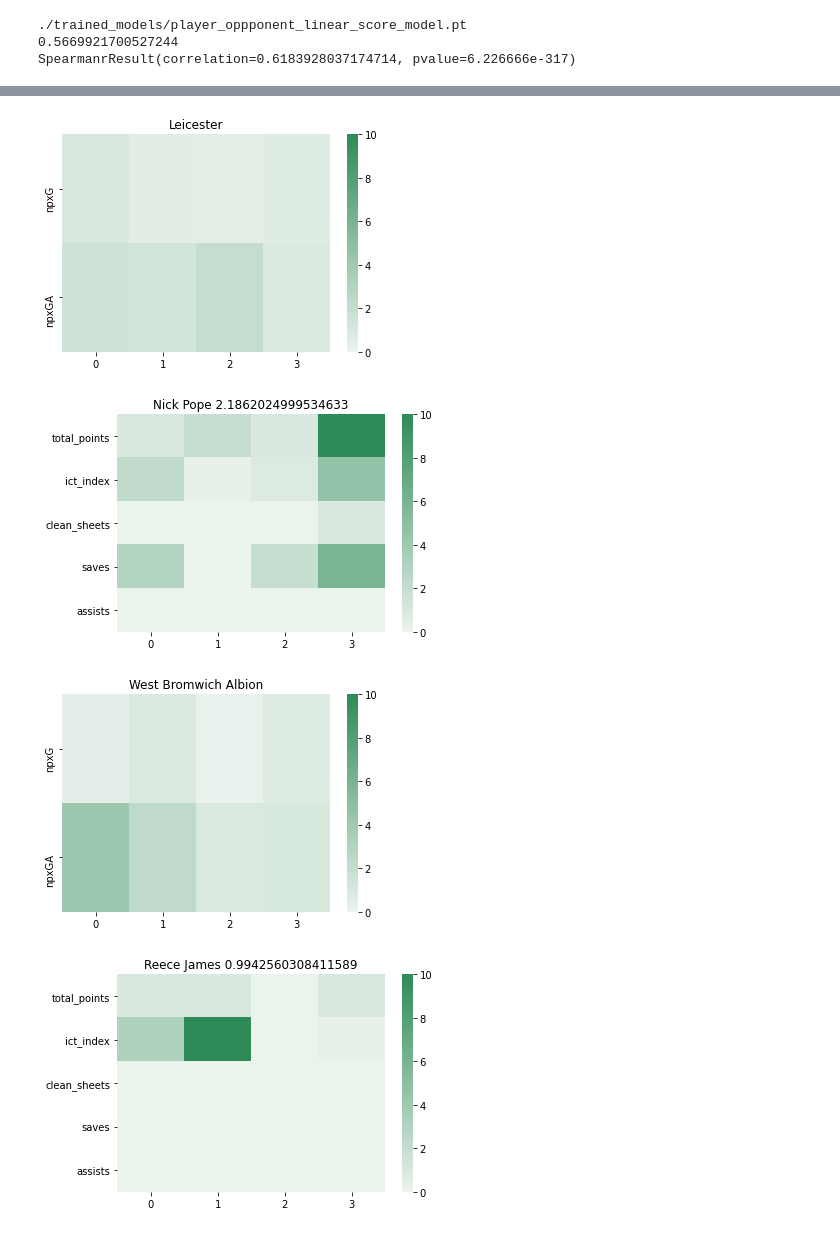
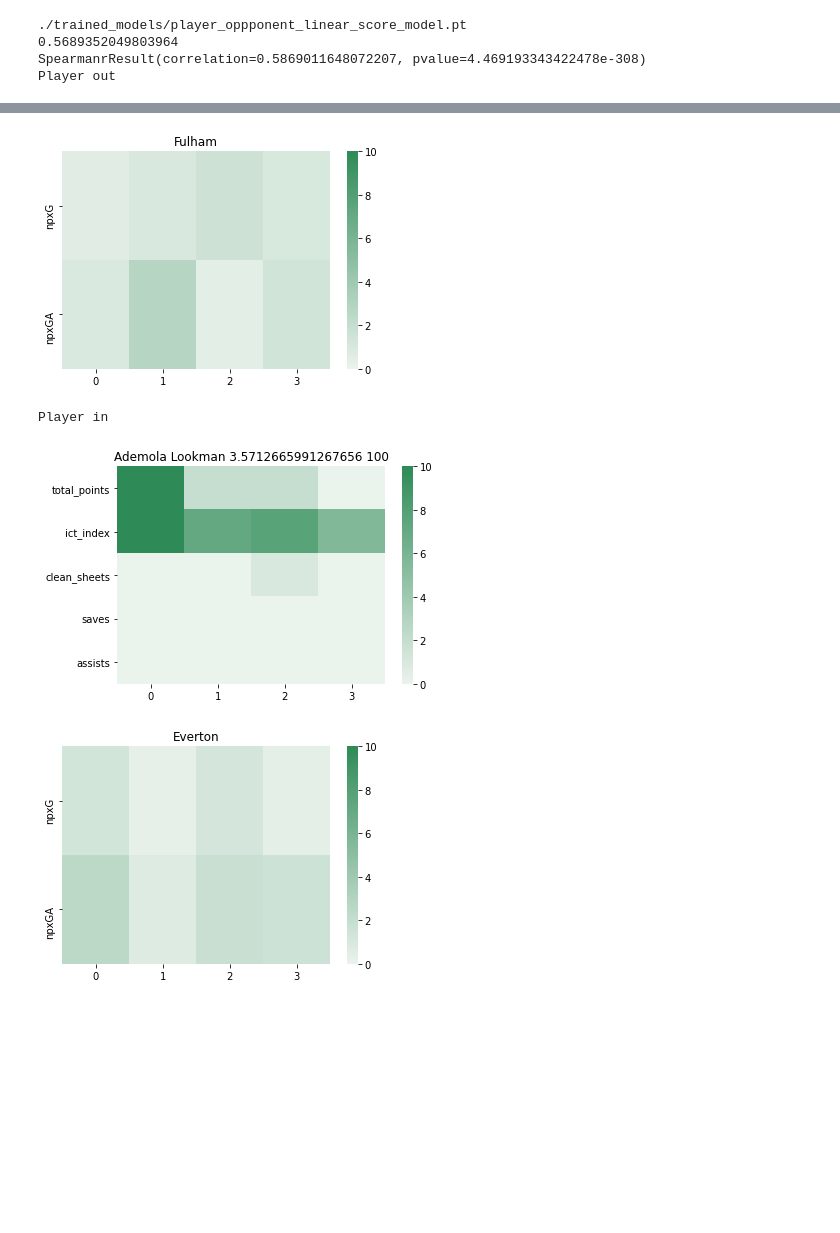
Before and after one commit to ajayrfhp/Control, a Jupyter notebook: Control_FPL/agent.ipynb, the cells around one changed output, grey strips where cells are left out. Cells and saved outputs as stored; diff of their text form; code cells hidden in the pictures; blank space fills up the shorter version.

```diff
--- a/Control_FPL/agent.ipynb
+++ b/Control_FPL/agent.ipynb
@@ -21,11 +21,12 @@ from agent import Agent
 opponent_feature_names = ["npxG","npxGA"]
 player_feature_names = ["total_points", "ict_index", "clean_sheets", "saves", "assists"]
 
-agent = Agent(player_feature_names, opponent_feature_names)
-await agent.update_model()
-new_squad = await agent.get_new_squad(player_feature_names, opponent_feature_names)
-print(new_squad)
+agent = Agent(player_feature_names, opponent_feature_names, model_path="./trained_models/player_oppponent_linear_score_model.pt")
+await agent.get_data()
+agent.update_model()
+current_squad, non_squad = await agent.get_new_squad(player_feature_names, opponent_feature_names)
 # %% [output]
 ./trained_models/player_oppponent_linear_score_model.pt
-0.5669921700527244
-SpearmanrResult(correlation=0.6183928037174714, pvalue=6.226666e-317)
+0.5689352049803964
+SpearmanrResult(correlation=0.5869011648072207, pvalue=4.469193343422478e-308)
+Player out
@@ -33,4 +34,4 @@ SpearmanrResult(correlation=0.6183928037174714, pvalue=6.226666e-317)
-[figure, old version]
+[figure, new version]
+Player in
-[figure, old version]
+[figure, new version]
-[figure, old version]
+[figure, new version]
-[figure, removed]
```
Also changed, not shown: parts of 3 cells of this notebook, 6 other files.
